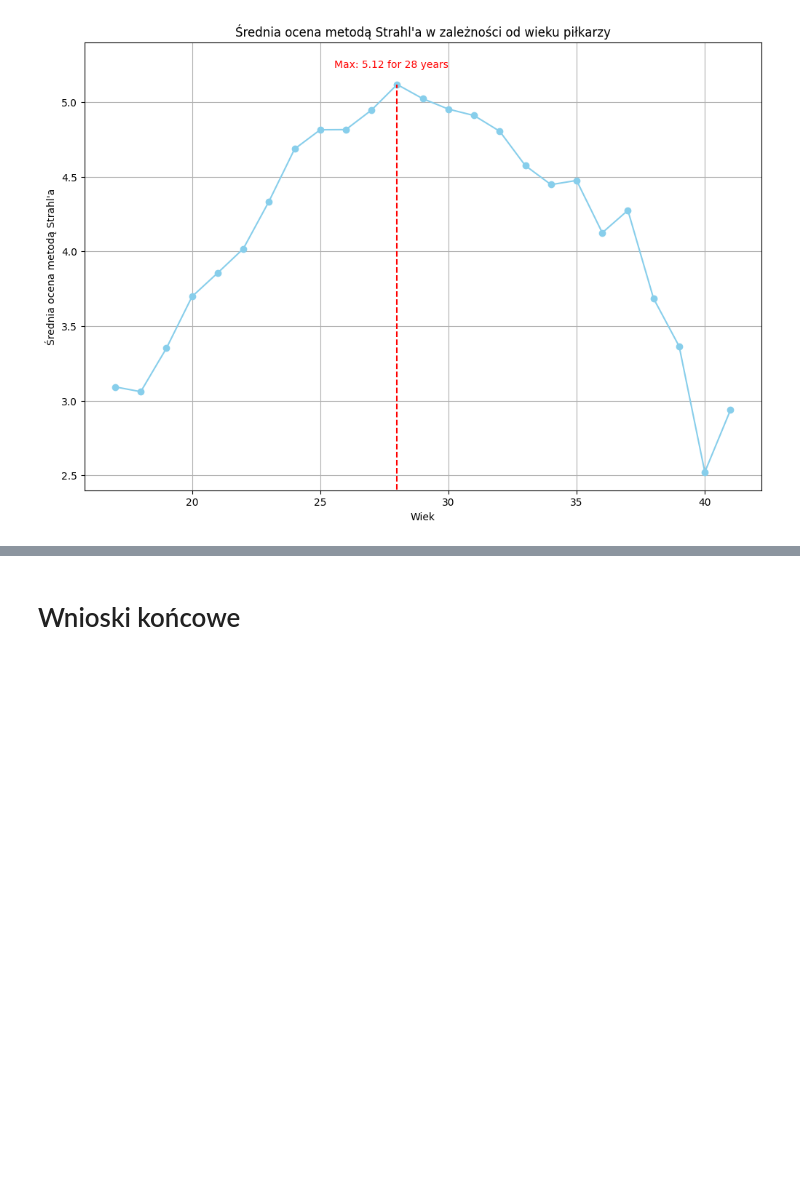
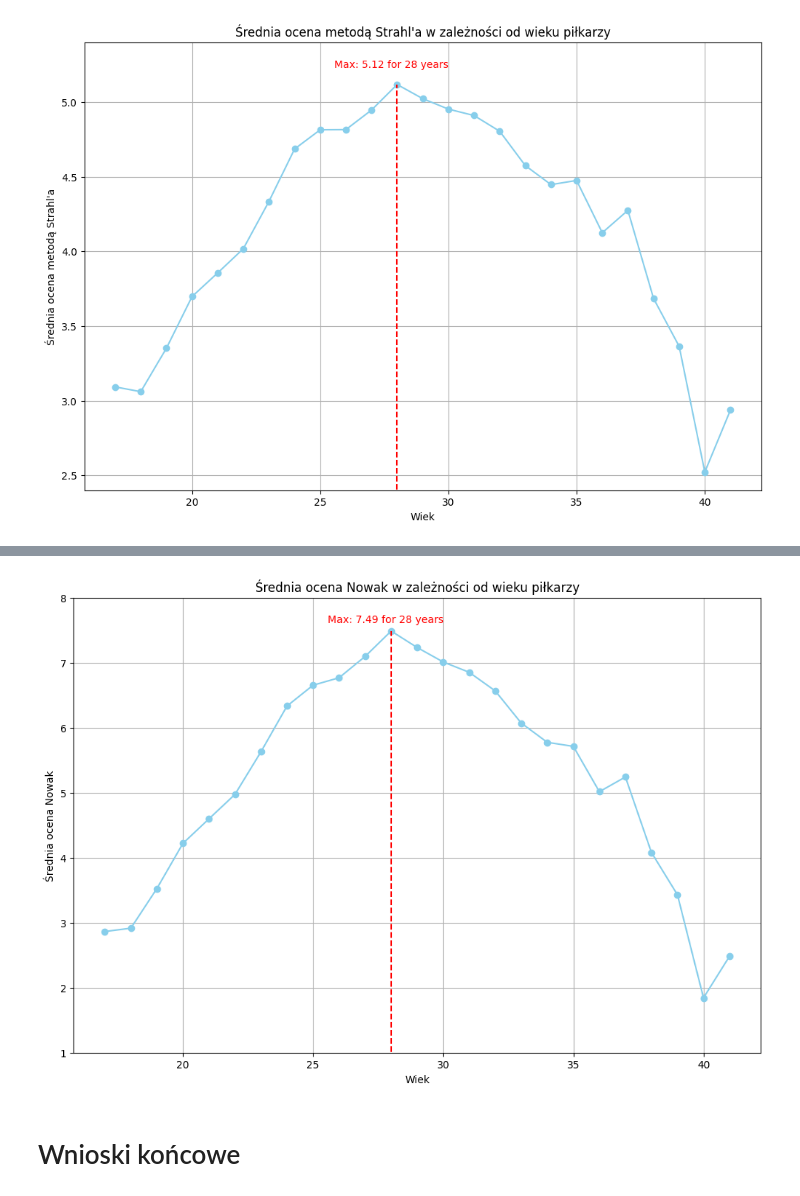
Before and after one commit to izabelakolodziejska/Fifa_players_analysis, a Jupyter notebook: fifa_analysys.ipynb, the cells around one changed output, grey strips where cells are left out. Cells and saved outputs as stored; diff of their text form; code cells hidden in the pictures; blank space fills up the shorter version.

```diff
--- a/fifa_analysys.ipynb
+++ b/fifa_analysys.ipynb
@@ -848,3 +950,20 @@ plt.show()
+# %%
+average_scores_by_age = data.groupby('age')['Nowak Score'].mean()
+
+plt.figure(figsize=(12, 8))
+plt.plot(average_scores_by_age.index, average_scores_by_age.values, marker='o', linestyle='-', color='skyblue')
+max_score = average_scores_by_age.max()
+max_age = average_scores_by_age.idxmax()
+plt.vlines(x=max_age, ymin=-11, ymax=max_score, color='r', linestyle='--', label=f'Max: {max_score:.2f}')
+plt.text(max_age+2, max_score+0.1, f'Max: {max_score:.2f} for {max_age:.0f} years', va='bottom', ha='right', color='r')
+plt.ylim(1, 8)
+plt.xlabel('Wiek')
+plt.ylabel('Średnia ocena Nowak')
+plt.title('Średnia ocena Nowak w zależności od wieku piłkarzy')
+plt.grid(True)
+plt.show()
+# %% [output]
+[figure, added]
 # %% [markdown]
 # Wnioski końcowe
 # %% [markdown]
```
Also changed, not shown: parts of 10 cells of this notebook.
